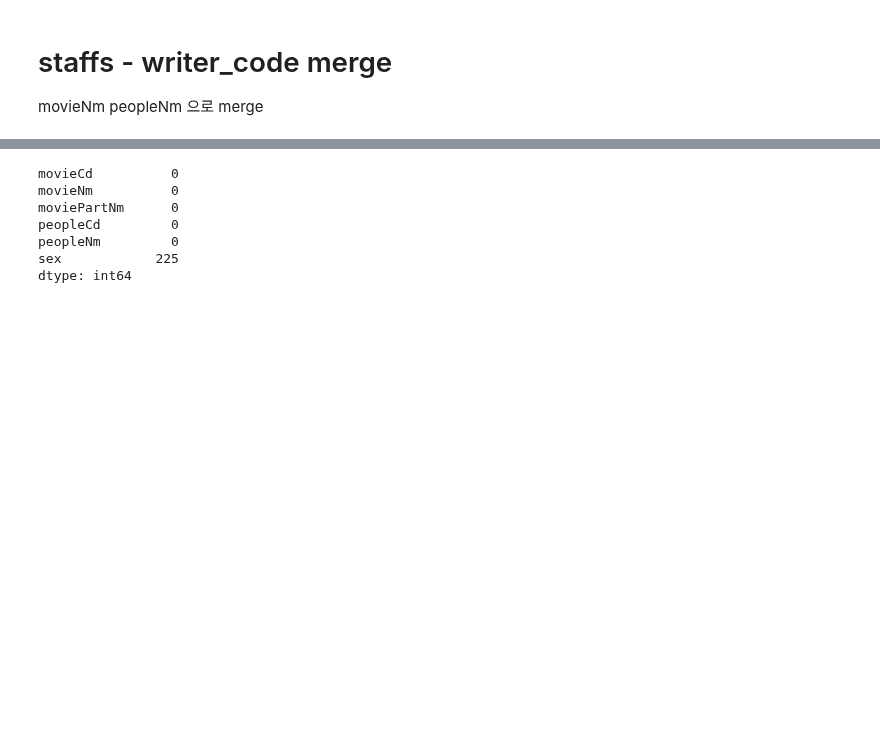
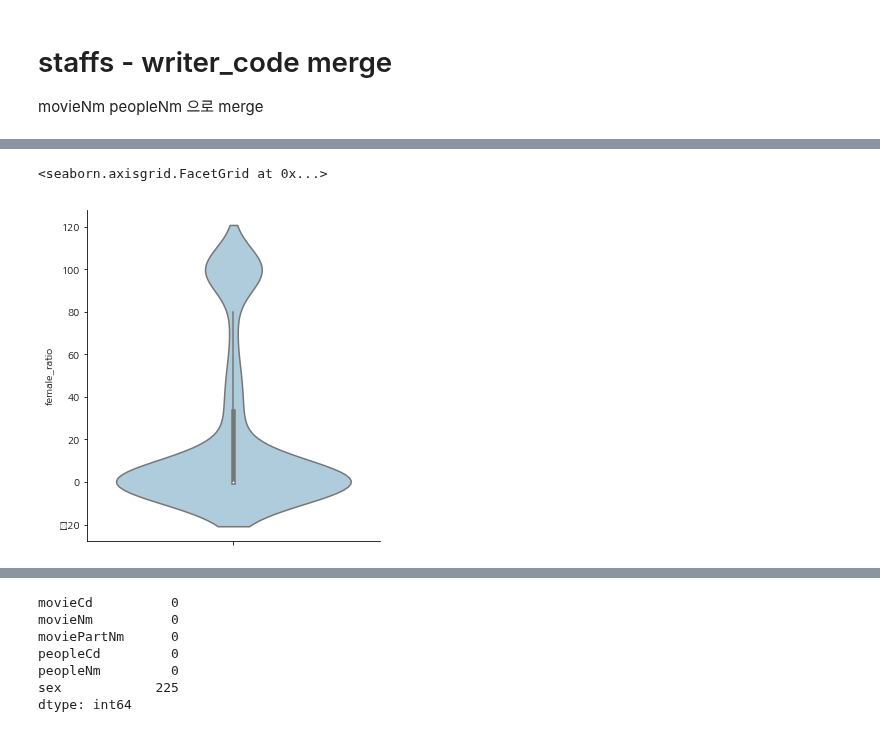
Before and after one commit to kim4pb/Female-led-Korean-Films, a Jupyter notebook: 02.EDA/Writer_EDA.ipynb, the cells around one changed output, grey strips where cells are left out. Cells and saved outputs as stored; diff of their text form; code cells hidden in the pictures; blank space fills up the shorter version.

```diff
--- a/02.EDA/Writer_EDA.ipynb
+++ b/02.EDA/Writer_EDA.ipynb
@@ -151,0 +190,4 @@ ValueError: You are trying to merge on int64 and object columns. If you wish to
+# %%
+# movieNm 은 x, y 내용 같으므로 컬럼 하나만 남긴다
+
+writers_all = writers_all.drop('movieNm_y', axis=1)
@@ -151,0 +357,5 @@ ValueError: You are trying to merge on int64 and object columns. If you wish to
+# %%
+sns.catplot(y='female_ratio', kind='violin', data=writer_sex_ratio, palette='Paired')
+# %% [output]
+<seaborn.axisgrid.FacetGrid at 0x...>
+[figure, added]
```
Also changed, not shown: parts of 45 cells of this notebook.
